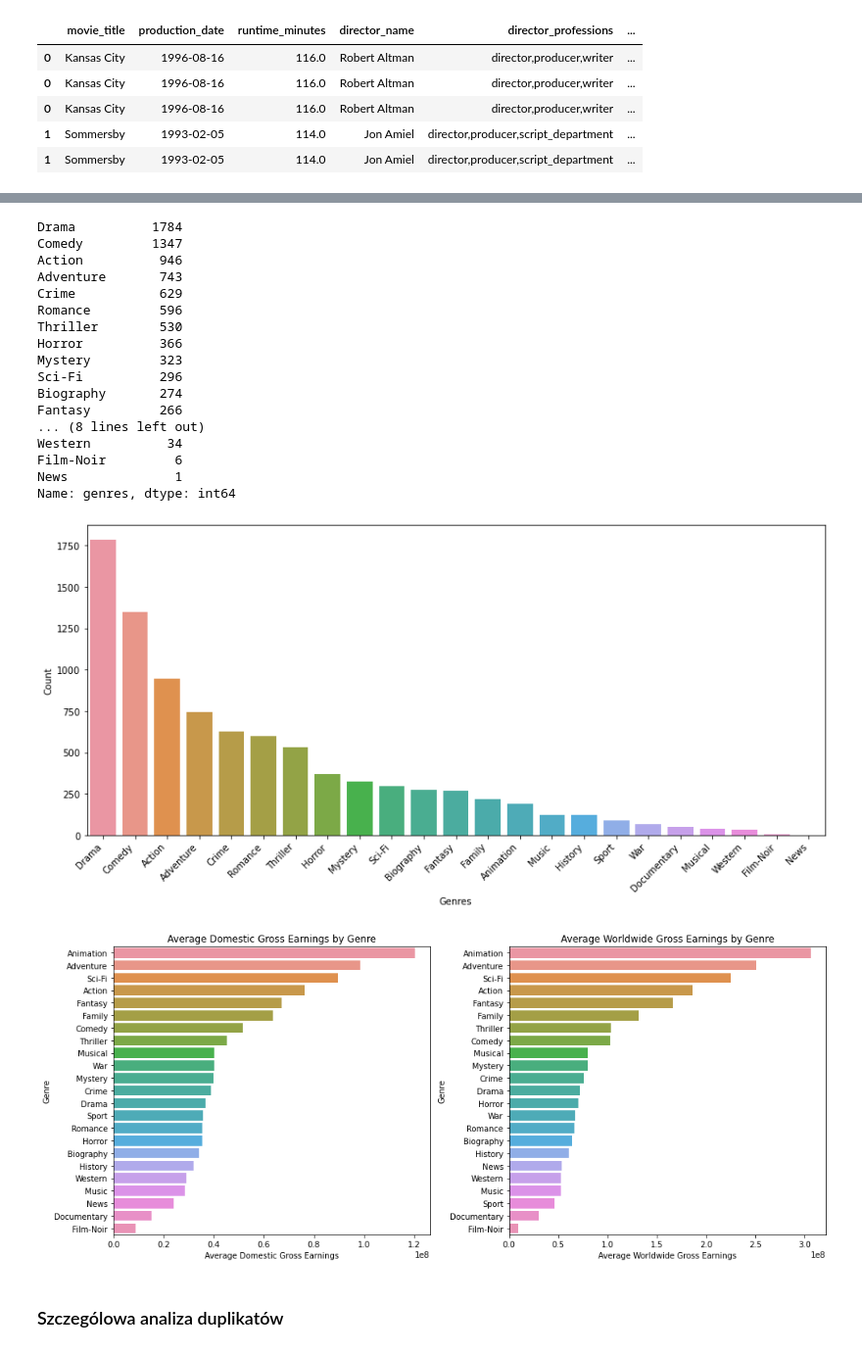
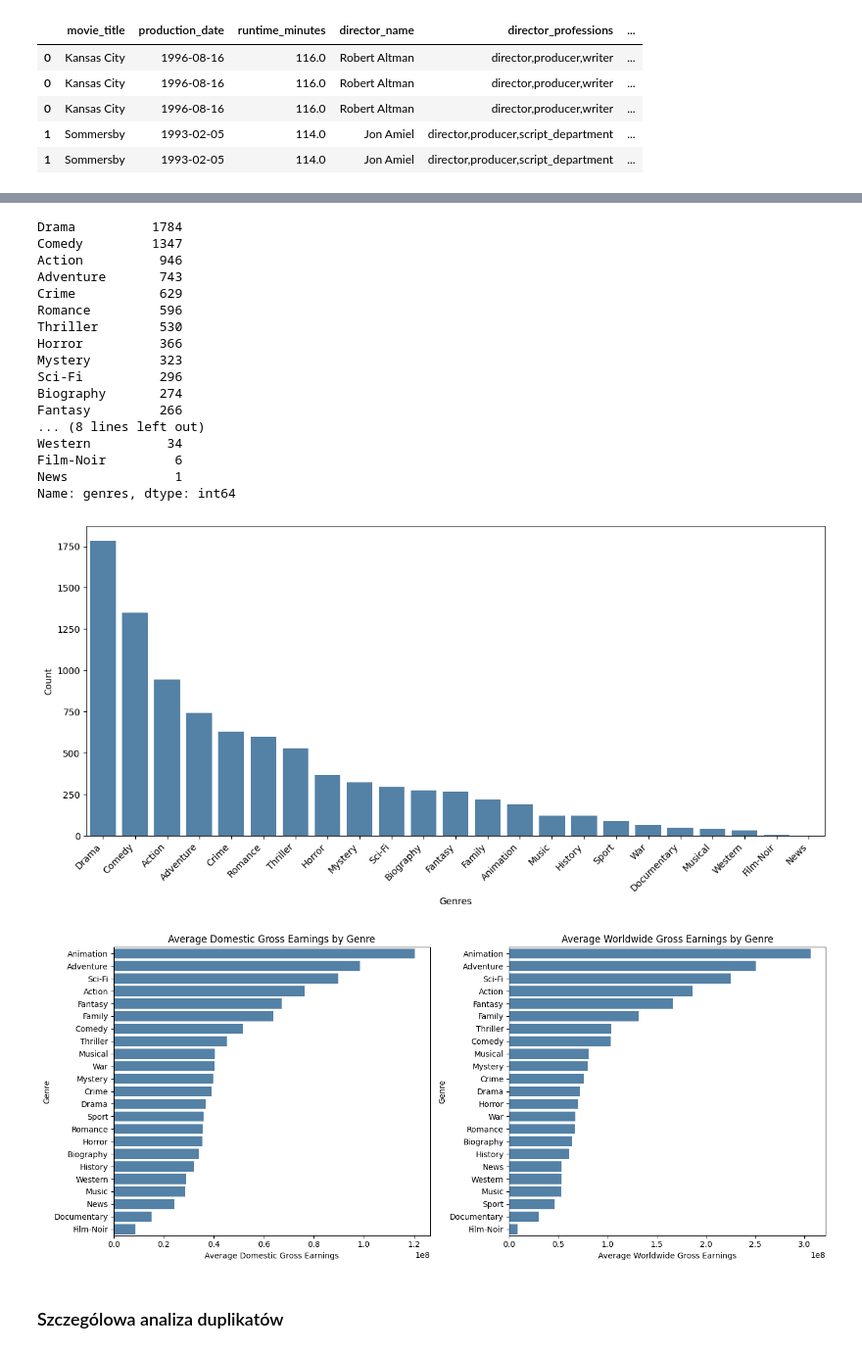
Before and after one commit to kaminskaz/PROJEKT2_ML_klasteryzacja, a Jupyter notebook: KM1/EDA_final.ipynb, the cells around one changed output, grey strips where cells are left out. Shown at 98% size. Drawn from its saved outputs; the diff is of its cells as text; code cells hidden in the pictures.

```diff
--- a/KM1/EDA_final.ipynb
+++ b/KM1/EDA_final.ipynb
@@ -254,7 +254,7 @@ wystepujace 9:  0
 print(df_expanded['genres'].value_counts())
 
 plt.figure(figsize=(12, 6))
-countplot = sns.countplot(data=df_expanded, x='genres', order=df_expanded['genres'].value_counts().index)
+countplot = sns.countplot(data=df_expanded, x='genres', order=df_expanded['genres'].value_counts().index, color='steelblue')
 plt.xticks(rotation=45, ha='right')
 plt.xlabel('Genres')
 plt.ylabel('Count')
@@ -278,7 +278,7 @@ Western          34
 Film-Noir         6
 News              1
 Name: genres, dtype: int64
-[figure, old version]
+[figure, new version]
 # %%
 genre_financial_data = df_expanded.groupby('genres').agg({
     'Domestic gross $': 'mean',
@@ -287,20 +287,20 @@ genre_financial_data = df_expanded.groupby('genres').agg({
 # %%
 fig, axs = plt.subplots(1, 2, figsize=(14, 6))
 
-sns.barplot(x='Domestic gross $', y='genres', ax=axs[0] ,data=genre_financial_data.sort_values('Domestic gross $', ascending=False))
+sns.barplot(x='Domestic gross $', y='genres', ax=axs[0] ,data=genre_financial_data.sort_values('Domestic gross $', ascending=False), color='steelblue')
 axs[0].set_title('Average Domestic Gross Earnings by Genre')
 axs[0].set_xlabel('Average Domestic Gross Earnings')
 axs[0].set_ylabel('Genre')
 
-sns.barplot(x='Worldwide gross $', y='genres', ax=axs[1],data=genre_financial_data.sort_values('Worldwide gross $', ascending=False))
+sns.barplot(x='Worldwide gross $', y='genres', ax=axs[1],data=genre_financial_data.sort_values('Worldwide gross $', ascending=False), color='steelblue')
 axs[1].set_title('Average Worldwide Gross Earnings by Genre')
 axs[1].set_xlabel('Average Worldwide Gross Earnings')
 axs[1].set_ylabel('Genre')
 
 plt.tight_layout()
 plt.show()
 # %% [output]
-[figure, old version]
+[figure, new version]
 # %% [markdown]
 ### Szczególowa analiza duplikatów
 # %%
```
Also changed, not shown: parts of 6 cells of this notebook.
